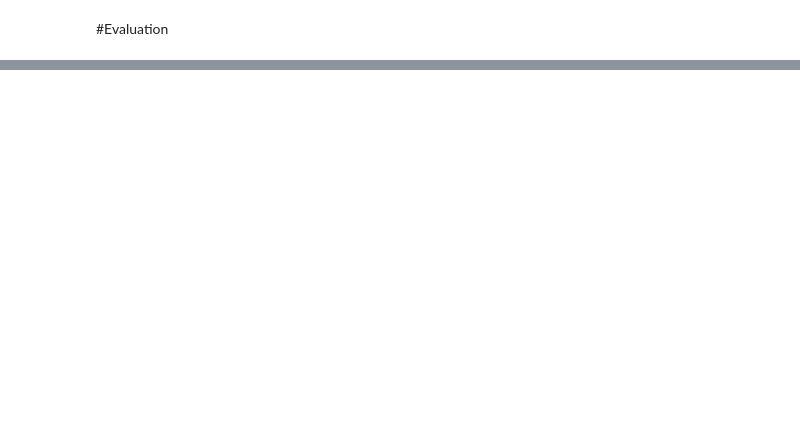
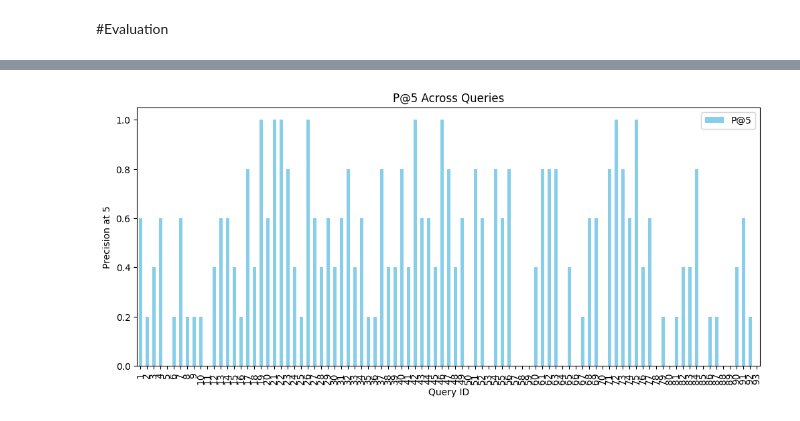
Before and after one commit to zahra-omrani/TinTinify, a Jupyter notebook: myIR.ipynb, the cells around one changed output, grey strips where cells are left out. Drawn from its saved outputs; the diff is of its cells as text; code cells hidden in the pictures; blank space fills up the shorter version.

```diff
--- a/myIR.ipynb
+++ b/myIR.ipynb
@@ -1888,0 +1522,12 @@ Successfully installed dask-2025.1.0 distributed-2025.1.0 sortedcontainers-2.4.0
+# %%
+import matplotlib.pyplot as plt
+import pandas as pd
+
+df = pd.DataFrame(list(Pat5_list.items()), columns=['Query ID', 'P@5'])
+df.plot(x='Query ID', y='P@5', kind='bar', figsize=(12, 5), color='skyblue')
+plt.xlabel('Query ID')
+plt.ylabel('Precision at 5')
+plt.title('P@5 Across Queries')
+plt.show()
+# %% [output]
+[figure, added]
```
Also changed, not shown: parts of 36 cells of this notebook.
